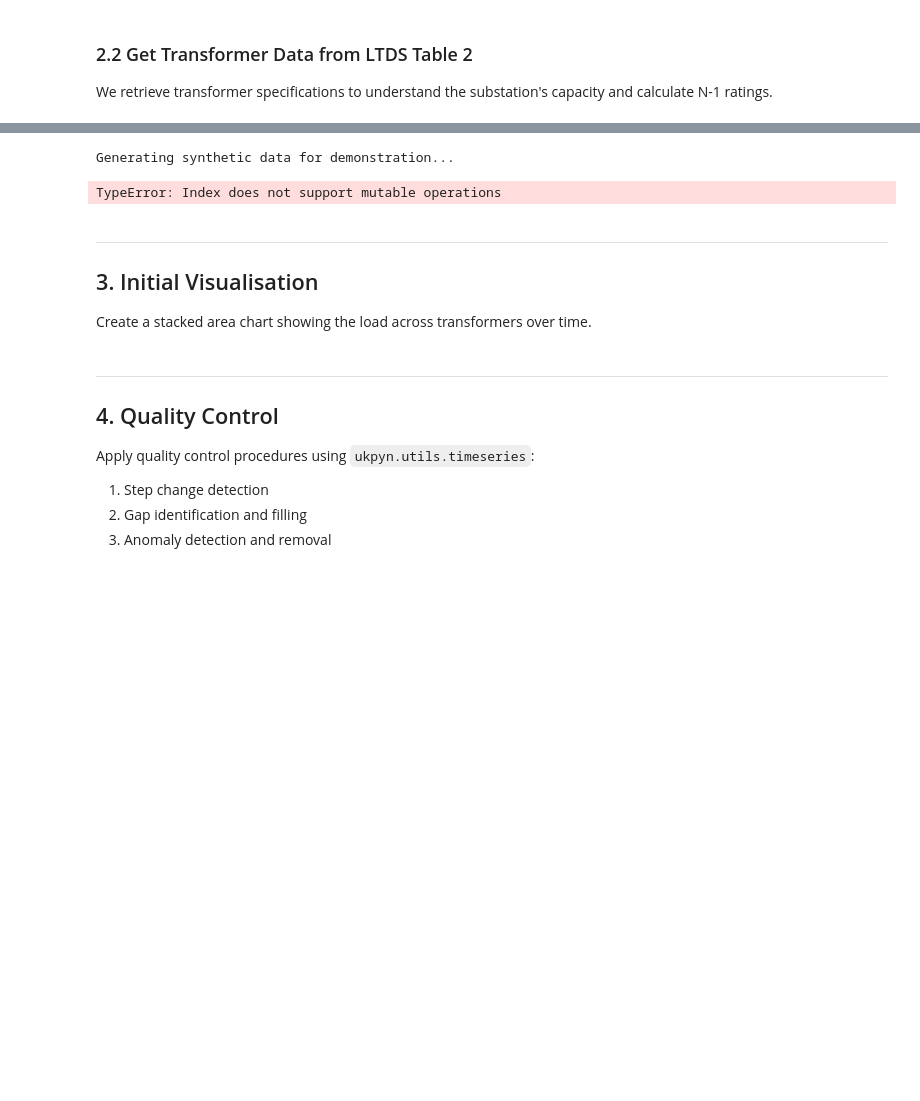
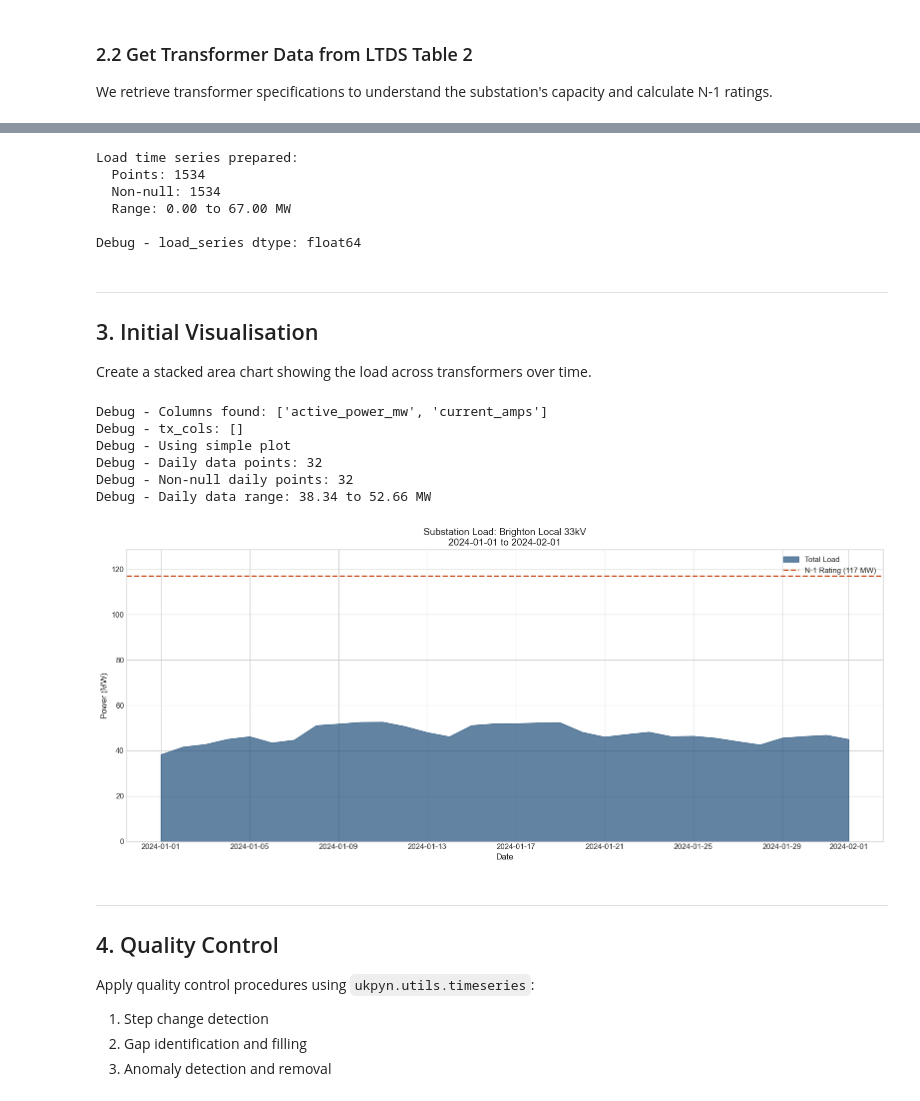
Before and after one commit to UKPN-DSO/ukpyn, a Jupyter notebook: examples/forecasting.ipynb, the cells around one changed output, grey strips where cells are left out. Saved outputs shown, nothing was run; the diff lists cells and outputs as text; code cells hidden in the pictures; blank space fills up the shorter version.

```diff
--- a/examples/forecasting.ipynb
+++ b/examples/forecasting.ipynb
@@ -308,6 +506,6 @@ if len(powerflow_response.records) > 0:
 # %%
 # If no real data available, generate synthetic data for demonstration
-if len(powerflow_response.records) == 0:
+if 'powerflow_df' not in locals() or powerflow_df is None or len(powerflow_df) == 0:
     print("Generating synthetic data for demonstration...")
 
     # Create date range (half-hourly)
@@ -318,9 +516,9 @@ if len(powerflow_response.records) == 0:
     n_points = len(date_range)
 
     # Base load with daily and seasonal patterns
-    hours = date_range.hour + date_range.minute / 60
-    day_of_week = date_range.dayofweek
-    day_of_year = date_range.dayofyear
+    hours = date_range.hour.values + date_range.minute.values / 60
+    day_of_week = date_range.dayofweek.values
+    day_of_year = date_range.dayofyear.values
 
     # Daily pattern (higher during day, lower at night)
     daily_pattern = 10 + 8 * np.sin((hours - 6) * np.pi / 12)
@@ -339,9 +537,9 @@ if len(powerflow_response.records) == 0:
     noise = np.random.normal(0, 1.5, n_points)
     spikes = np.random.choice([0, 5], size=n_points, p=[0.995, 0.005])
 
-    # Simulate two transformers
-    t1_load = (base_load + noise) * 0.55 + spikes * 0.3
-    t2_load = (base_load + np.random.normal(0, 1.2, n_points)) * 0.45 + spikes * 0.7
+    # Simulate two transformers (ensure they are numpy arrays)
+    t1_load = np.array((base_load + noise) * 0.55 + spikes * 0.3)
+    t2_load = np.array((base_load + np.random.normal(0, 1.2, n_points)) * 0.45 + spikes * 0.7)
 
     # Introduce some gaps
     gap_indices = np.random.choice(n_points, size=int(n_points * 0.002), replace=False)
@@ -364,32 +562,48 @@ if len(powerflow_response.records) == 0:
     # Update ratings for synthetic data
     total_rating = 60.0
     n_minus_1_rating = 30.0
-# %% [output]
-Generating synthetic data for demonstration...
-TypeError: Index does not support mutable operations
 # %%
 # Prepare the load time series for analysis
 # Use total_mw if available, otherwise try to identify the power column
 
 if 'total_mw' in powerflow_df.columns:
-    load_series = powerflow_df['total_mw'].copy()
+    load_series = pd.to_numeric(powerflow_df['total_mw'], errors='coerce')
 elif 'active_power_mw' in powerflow_df.columns:
-    load_series = powerflow_df['active_power_mw'].copy()
+    load_series = pd.to_numeric(powerflow_df['active_power_mw'], errors='coerce')
 else:
     # Try to find power columns and sum them
     power_cols = [c for c in powerflow_df.columns if 'mw' in c.lower() or 'power' in c.lower()]
     if power_cols:
-        load_series = powerflow_df[power_cols].sum(axis=1)
+        # Convert to numeric before summing
+        numeric_power = powerflow_df[power_cols].apply(pd.to_numeric, errors='coerce')
+        load_series = numeric_power.sum(axis=1)
     else:
         # Use first numeric column as fallback
         numeric_cols = powerflow_df.select_dtypes(include=[np.number]).columns
-        load_series = powerflow_df[numeric_cols[0]].copy() if len(numeric_cols) > 0 else pd.Series(dtype=float)
+        if len(numeric_cols) > 0:
+            load_series = pd.to_numeric(powerflow_df[numeric_cols[0]], errors='coerce')
+        else:
+            load_series = pd.Series(dtype=float)
 
 load_series.name = 'load_mw'
 print(f"\nLoad time series prepared:")
 print(f"  Points: {len(load_series)}")
 print(f"  Non-null: {load_series.notna().sum()}")
-print(f"  Range: {load_series.min():.2f} to {load_series.max():.2f} MW")
+
+if load_series.notna().sum() > 0:
+    print(f"  Range: {load_series.min():.2f} to {load_series.max():.2f} MW")
+else:
+    print(f"  Range: No valid data")
+
+# Show data types for debugging
+print(f"\nDebug - load_series dtype: {load_series.dtype}")
+# %% [output]
+Load time series prepared:
+  Points: 1534
+  Non-null: 1534
+  Range: 0.00 to 67.00 MW
+
+Debug - load_series dtype: float64
 # %% [markdown]
 ---
 ## 3. Initial Visualisation
@@ -403,9 +617,16 @@ tx_cols = [c for c in powerflow_df.columns if 'active_power' in c.lower() and ('
 if len(tx_cols) == 0:
     tx_cols = ['active_power_t1_mw', 'active_power_t2_mw'] if 'active_power_t1_mw' in powerflow_df.columns else []
 
+print(f"Debug - Columns found: {list(powerflow_df.columns)}")
+print(f"Debug - tx_cols: {tx_cols}")
+print(f"Debug - Using {'stacked chart' if len(tx_cols) >= 2 else 'simple plot'}")
+
 if len(tx_cols) >= 2:
-    # Resample to daily for clearer visualization over 2 years
+    # Resample to daily for clearer visualization
     daily_load = powerflow_df[tx_cols].resample('D').mean()
+
+    print(f"Debug - Daily data points: {len(daily_load)}")
+    print(f"Debug - Daily data range: {daily_load.sum(axis=1).min():.2f} to {daily_load.sum(axis=1).max():.2f} MW")
 
     fig, ax = plt.subplots(figsize=(16, 7))
 
@@ -420,33 +641,53 @@ if len(tx_cols) >= 2:
     # Add total line
     total_daily = daily_load.sum(axis=1)
     ax.plot(daily_load.index, total_daily, color='black', linewidth=1.5, label='Total', linestyle='--')
 
     # Add N-1 rating line
     ax.axhline(y=n_minus_1_rating, color=COLORS['rating'], linestyle='--', linewidth=2, label=f'N-1 Rating ({n_minus_1_rating:.0f} MW)')
 
     ax.set_xlabel('Date')
     ax.set_ylabel('Power (MW)')
     ax.set_title(f'Substation Load: {SELECTED_SUBSTATION}\n{START_DATE} to {END_DATE}')
     ax.legend(loc='upper right')
     ax.xaxis.set_major_formatter(mdates.DateFormatter('%b %Y'))
     ax.xaxis.set_major_locator(mdates.MonthLocator(interval=3))
     plt.xticks(rotation=45)
     plt.tight_layout()
     plt.show()
 else:
     # Simple time series plot
     daily_load = load_series.resample('D').mean()
 
+    print(f"Debug - Daily data points: {len(daily_load)}")
+    print(f"Debug - Non-null daily points: {daily_load.notna().sum()}")
+    print(f"Debug - Daily data range: {daily_load.min():.2f} to {daily_load.max():.2f} MW")
+
     fig, ax = plt.subplots(figsize=(16, 7))
     ax.fill_between(daily_load.index, 0, daily_load, color=COLORS['primary'], alpha=0.7, label='Total Load')
     ax.axhline(y=n_minus_1_rating, color=COLORS['rating'], linestyle='--', linewidth=2, label=f'N-1 Rating ({n_minus_1_rating:.0f} MW)')
 
     ax.set_xlabel('Date')
     ax.set_ylabel('Power (MW)')
     ax.set_title(f'Substation Load: {SELECTED_SUBSTATION}\n{START_DATE} to {END_DATE}')
     ax.legend(loc='upper right')
+
+    # Set y-axis limits to show data better if it's very small
+    if daily_load.notna().sum() > 0:
+        data_min = daily_load.min()
+        data_max = daily_load.max()
+        margin = (data_max - data_min) * 0.1 if data_max > data_min else 5
+        ax.set_ylim(min(data_min - margin, 0), max(data_max + margin, n_minus_1_rating * 1.1))
+
     plt.tight_layout()
     plt.show()
+# %% [output]
+Debug - Columns found: ['active_power_mw', 'current_amps']
+Debug - tx_cols: []
+Debug - Using simple plot
+Debug - Daily data points: 32
+Debug - Non-null daily points: 32
+Debug - Daily data range: 38.34 to 52.66 MW
+[figure, added]
 # %% [markdown]
 ---
 ## 4. Quality Control
```
Also changed, not shown: parts of 48 cells of this notebook, 6 other files.
